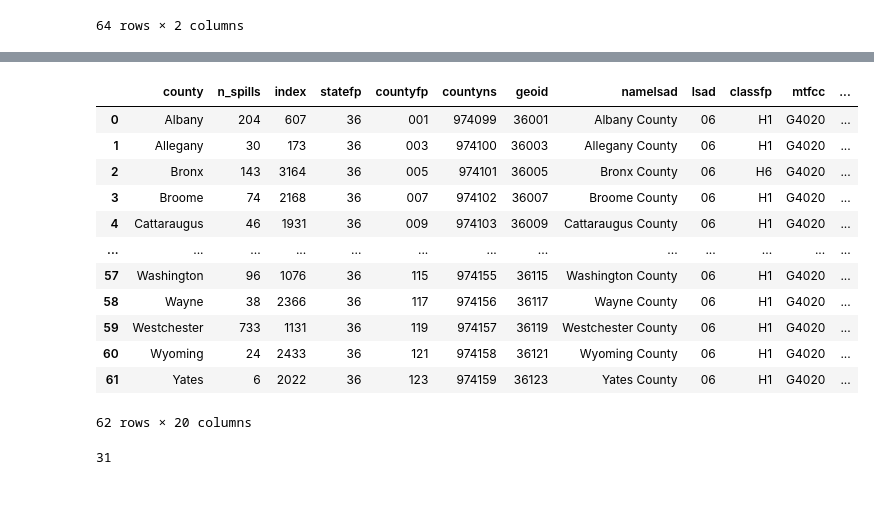
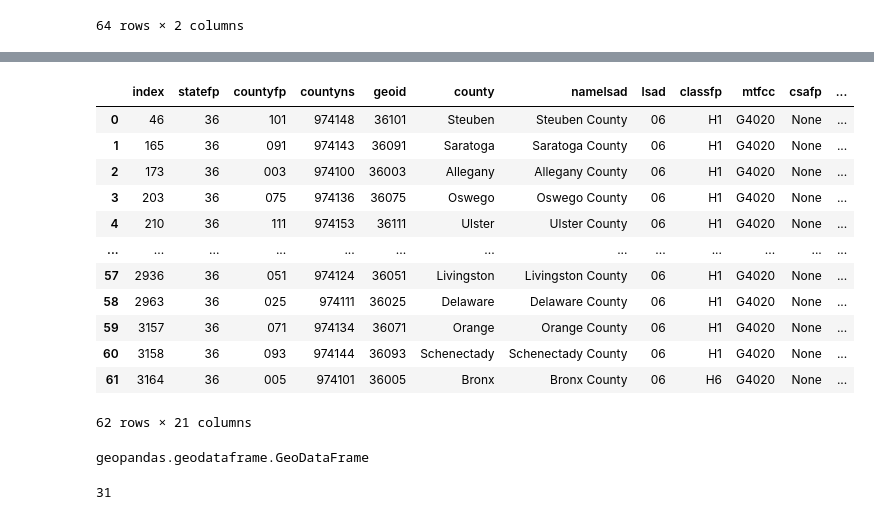
Before and after one commit to mariamkg00/eds-220-hwk-3, a Jupyter notebook: hwk3-task1-spills.ipynb, the cells around one changed output, grey strips where cells are left out. Drawn from its saved outputs; the diff is of its cells as text; code cells hidden in the pictures.

```diff
--- a/hwk3-task1-spills.ipynb
+++ b/hwk3-task1-spills.ipynb
@@ -539,24 +544,28 @@ dtype: object
 # %%
 # 1.
 # inner join  using pandas merge and specifying the column name to which i'm merging
-ny_counties = pd.merge(spills_per_county,ny_counties,
+ny_counties = pd.merge(ny_counties,spills_per_county,
                       how = 'inner',
                       on = 'county')
 ny_counties
 # %% [output]
-|  | county | n_spills | index | statefp | countyfp | countyns | geoid | namelsad | lsad | classfp | mtfcc | ... |
-| 0 | Albany | 204 | 607 | 36 | 001 | 974099 | 36001 | Albany County | 06 | H1 | G4020 | ... |
-| 1 | Allegany | 30 | 173 | 36 | 003 | 974100 | 36003 | Allegany County | 06 | H1 | G4020 | ... |
-| 2 | Bronx | 143 | 3164 | 36 | 005 | 974101 | 36005 | Bronx County | 06 | H6 | G4020 | ... |
-| 3 | Broome | 74 | 2168 | 36 | 007 | 974102 | 36007 | Broome County | 06 | H1 | G4020 | ... |
-| 4 | Cattaraugus | 46 | 1931 | 36 | 009 | 974103 | 36009 | Cattaraugus County | 06 | H1 | G4020 | ... |
+|  | index | statefp | countyfp | countyns | geoid | county | namelsad | lsad | classfp | mtfcc | csafp | ... |
+| 0 | 46 | 36 | 101 | 974148 | 36101 | Steuben | Steuben County | 06 | H1 | G4020 | None | ... |
+| 1 | 165 | 36 | 091 | 974143 | 36091 | Saratoga | Saratoga County | 06 | H1 | G4020 | None | ... |
+| 2 | 173 | 36 | 003 | 974100 | 36003 | Allegany | Allegany County | 06 | H1 | G4020 | None | ... |
+| 3 | 203 | 36 | 075 | 974136 | 36075 | Oswego | Oswego County | 06 | H1 | G4020 | None | ... |
+| 4 | 210 | 36 | 111 | 974153 | 36111 | Ulster | Ulster County | 06 | H1 | G4020 | None | ... |
 | ... | ... | ... | ... | ... | ... | ... | ... | ... | ... | ... | ... | ... |
-| 57 | Washington | 96 | 1076 | 36 | 115 | 974155 | 36115 | Washington County | 06 | H1 | G4020 | ... |
-| 58 | Wayne | 38 | 2366 | 36 | 117 | 974156 | 36117 | Wayne County | 06 | H1 | G4020 | ... |
-| 59 | Westchester | 733 | 1131 | 36 | 119 | 974157 | 36119 | Westchester County | 06 | H1 | G4020 | ... |
-| 60 | Wyoming | 24 | 2433 | 36 | 121 | 974158 | 36121 | Wyoming County | 06 | H1 | G4020 | ... |
-| 61 | Yates | 6 | 2022 | 36 | 123 | 974159 | 36123 | Yates County | 06 | H1 | G4020 | ... |
+| 57 | 2936 | 36 | 051 | 974124 | 36051 | Livingston | Livingston County | 06 | H1 | G4020 | None | ... |
+| 58 | 2963 | 36 | 025 | 974111 | 36025 | Delaware | Delaware County | 06 | H1 | G4020 | None | ... |
+| 59 | 3157 | 36 | 071 | 974134 | 36071 | Orange | Orange County | 06 | H1 | G4020 | None | ... |
+| 60 | 3158 | 36 | 093 | 974144 | 36093 | Schenectady | Schenectady County | 06 | H1 | G4020 | None | ... |
+| 61 | 3164 | 36 | 005 | 974101 | 36005 | Bronx | Bronx County | 06 | H6 | G4020 | None | ... |
-62 rows × 20 columns
+62 rows × 21 columns
+# %%
+type(ny_counties)
+# %% [output]
+geopandas.geodataframe.GeoDataFrame
 # %%
 # 2. indexing Niagra
 niagara_index = ny_counties[ny_counties.county == 'Niagara'].index[0]
```
Also changed, not shown: parts of 7 cells of this notebook.
